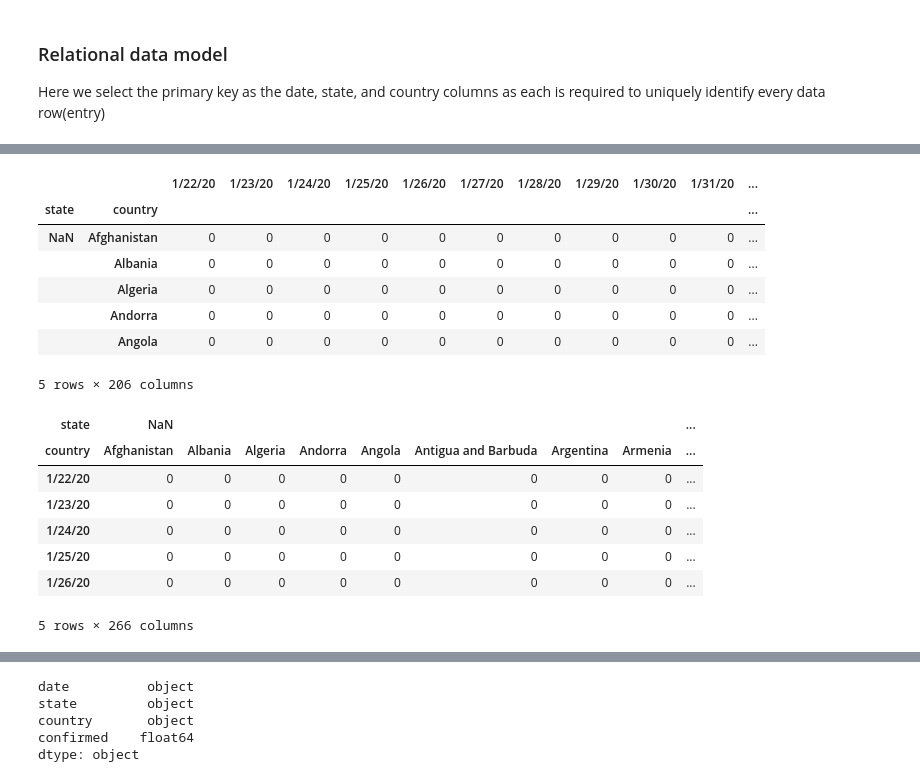
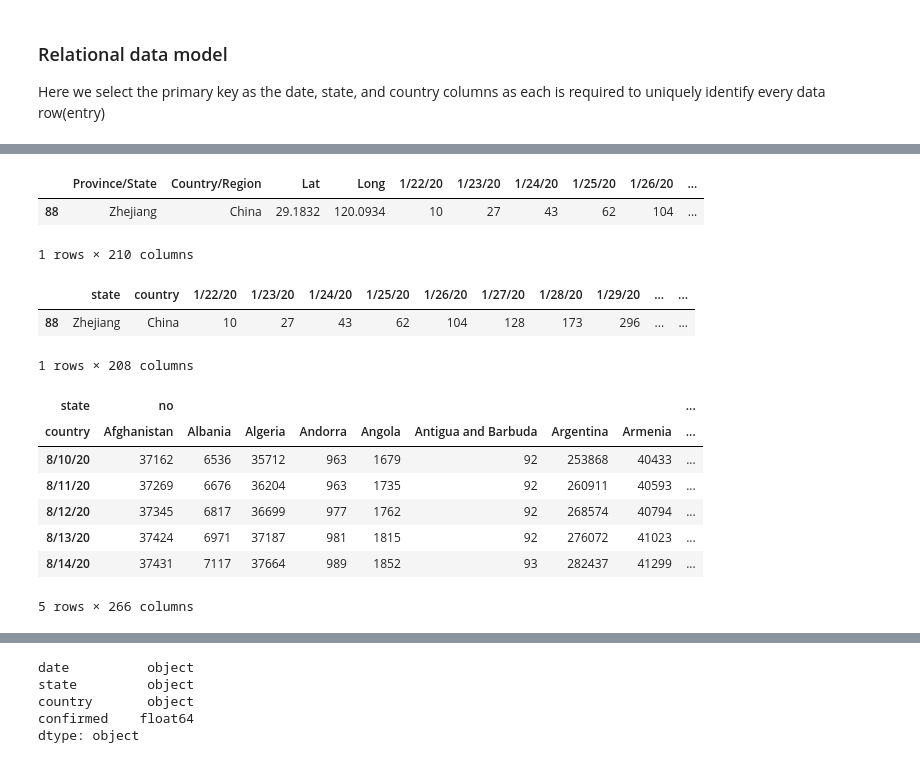
Before and after one commit to Faaizz/codiv_19_analysis, a Jupyter notebook: notebooks/Data_Preparation.ipynb, the cells around one changed output, grey strips where cells are left out. Drawn from its saved outputs; the diff is of its cells as text; code cells hidden in the pictures.

```diff
--- a/notebooks/Data_Preparation.ipynb
+++ b/notebooks/Data_Preparation.ipynb
@@ -12,6 +12,9 @@ import pandas as pd
 import requests
 # For parsing and sifting through HTML
 from bs4 import BeautifulSoup
+# %%
+# Set max rows for Pandas
+pd.set_option('display.max_rows', 50)
 # %% [markdown]
 ## CRISP-DM
 ![CRISP-DM](../reports/figures/CRISP_DM.png)
@@ -108,0 +101,7 @@ pd_raw.head()
+# %%
+# Read data into dataframe
+data_path= "../data/raw/JH_dataset/COVID-19/csse_covid_19_data/csse_covid_19_time_series/time_series_covid19_confirmed_global.csv"
+
+pd_raw= pd.read_csv(data_path)
+
+pd_raw.head()
@@ -109,37 +116,38 @@ pd_raw.head()
+# %%
+pd_raw[pd_raw["Province/State"]== "Zhejiang"]
+# %% [output]
+|  | Province/State | Country/Region | Lat | Long | 1/22/20 | 1/23/20 | 1/24/20 | 1/25/20 | 1/26/20 | ... |
+| 88 | Zhejiang | China | 29.1832 | 120.0934 | 10 | 27 | 43 | 62 | 104 | ... |
+1 rows × 210 columns
 # %%
 # Create DataFrame
-rel_fr= pd.DataFrame(pd_raw)
+pd_base= pd.DataFrame(pd_raw)
 
 # Discard Lat and Long columns
-rel_fr= rel_fr.drop(["Lat", "Long"], axis=1)
+pd_base= pd_base.drop(["Lat", "Long"], axis=1)
+
+pd_base= pd_base.fillna('no')
 
 # Rename columns for convienence
-rel_fr= rel_fr.rename(columns={"Province/State": "state", "Country/Region": "country"})
+pd_base= pd_base.rename(columns={"Province/State": "state", "Country/Region": "country"})
+# %%
+pd_base[pd_base["state"]== "Zhejiang"]
+# %% [output]
+|  | state | country | 1/22/20 | 1/23/20 | 1/24/20 | 1/25/20 | 1/26/20 | 1/27/20 | 1/28/20 | 1/29/20 | ... | ... |
+| 88 | Zhejiang | China | 10 | 27 | 43 | 62 | 104 | 128 | 173 | 296 | ... | ... |
+1 rows × 208 columns
 # %%
 # Index data by (state, country)
-rel_fr= rel_fr.set_index(["state", "country"])
-rel_fr.head()
+pd_base= pd_base.set_index(["state", "country"]).T
+pd_base.tail()
 # %% [output]
-|  |  | 1/22/20 | 1/23/20 | 1/24/20 | 1/25/20 | 1/26/20 | 1/27/20 | 1/28/20 | 1/29/20 | 1/30/20 | 1/31/20 | ... |
-| state | country |  |  |  |  |  |  |  |  |  |  | ... |
-| NaN | Afghanistan | 0 | 0 | 0 | 0 | 0 | 0 | 0 | 0 | 0 | 0 | ... |
-|  | Albania | 0 | 0 | 0 | 0 | 0 | 0 | 0 | 0 | 0 | 0 | ... |
-|  | Algeria | 0 | 0 | 0 | 0 | 0 | 0 | 0 | 0 | 0 | 0 | ... |
-|  | Andorra | 0 | 0 | 0 | 0 | 0 | 0 | 0 | 0 | 0 | 0 | ... |
-|  | Angola | 0 | 0 | 0 | 0 | 0 | 0 | 0 | 0 | 0 | 0 | ... |
+| state | no |  |  |  |  |  |  |  | ... |
+| country | Afghanistan | Albania | Algeria | Andorra | Angola | Antigua and Barbuda | Argentina | Armenia | ... |
+| 8/10/20 | 37162 | 6536 | 35712 | 963 | 1679 | 92 | 253868 | 40433 | ... |
+| 8/11/20 | 37269 | 6676 | 36204 | 963 | 1735 | 92 | 260911 | 40593 | ... |
+| 8/12/20 | 37345 | 6817 | 36699 | 977 | 1762 | 92 | 268574 | 40794 | ... |
+| 8/13/20 | 37424 | 6971 | 37187 | 981 | 1815 | 92 | 276072 | 41023 | ... |
+| 8/14/20 | 37431 | 7117 | 37664 | 989 | 1852 | 93 | 282437 | 41299 | ... |
-5 rows × 206 columns
+5 rows × 266 columns
-# %%
-# Make dates row headers and state/country column headers
-rel_fr= rel_fr.T
-rel_fr.head()
-# %% [output]
-| state | NaN |  |  |  |  |  |  |  | ... |
-| country | Afghanistan | Albania | Algeria | Andorra | Angola | Antigua and Barbuda | Argentina | Armenia | ... |
-| 1/22/20 | 0 | 0 | 0 | 0 | 0 | 0 | 0 | 0 | ... |
-| 1/23/20 | 0 | 0 | 0 | 0 | 0 | 0 | 0 | 0 | ... |
-| 1/24/20 | 0 | 0 | 0 | 0 | 0 | 0 | 0 | 0 | ... |
-| 1/25/20 | 0 | 0 | 0 | 0 | 0 | 0 | 0 | 0 | ... |
-| 1/26/20 | 0 | 0 | 0 | 0 | 0 | 0 | 0 | 0 | ... |
-5 rows × 266 columns
 # %%
 # Stack the data by dates
```
Also changed, not shown: parts of 7 cells of this notebook, 6 other files.
